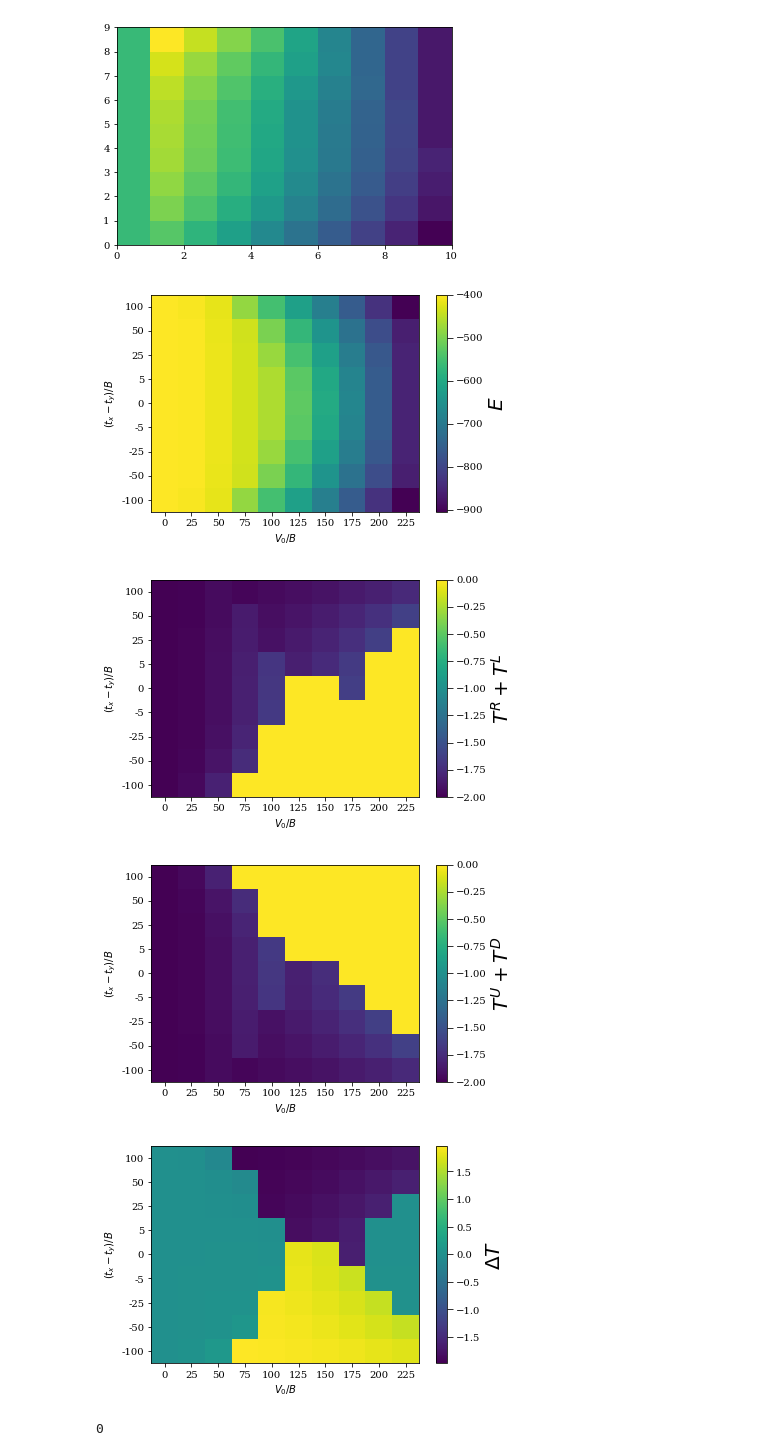
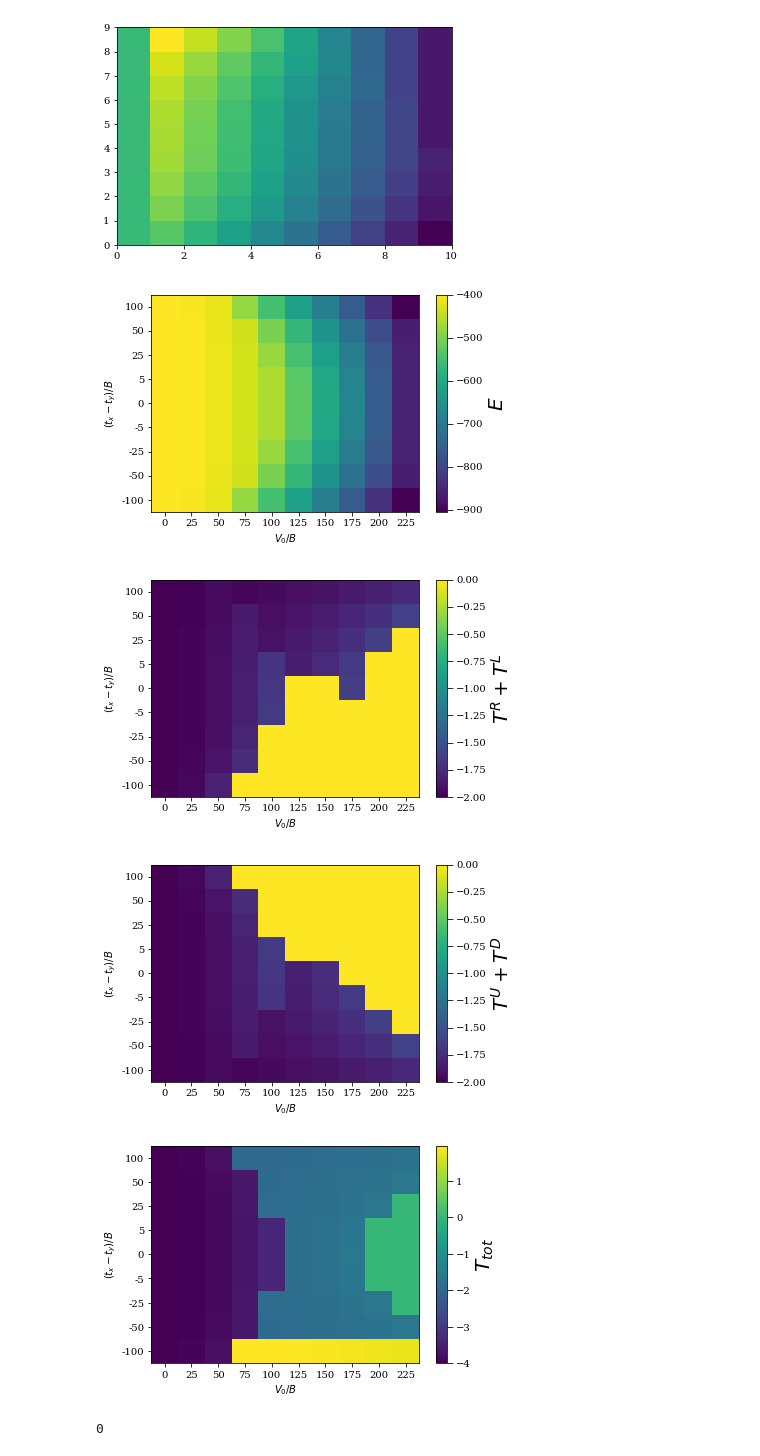
Before and after one commit to Progklui/rotor_lattice_models, a Jupyter notebook: phase_diag.ipynb, the cells around one changed output. Drawn from its saved outputs; the diff is of its cells as text; code cells hidden in the pictures.

Commit message:
phase diagram sum

```diff
--- a/phase_diag.ipynb
+++ b/phase_diag.ipynb
@@ -397,7 +397,11 @@ for i in range(len(V_0_arr)):
         Tx_order[i,j] = Tx_arr[state_no]
         Ty_order[i,j] = Ty_arr[state_no]
 
-        order_p[i,j] = Tx_arr[state_no] - Ty_arr[state_no]
+        order_p[i,j] = Tx_arr[state_no] + Ty_arr[state_no]
+        if E_fdv == np.min(E_arr) and E_fdv < E_fdh:
+            order_p[i,j] = -order_p[i,j]
+        elif E_fdh == np.min(E_arr) and E_fdh < E_fdv:
+            order_p[i,j] = order_p[i,j]
 
 fig = plt.figure()
 pc = plt.pcolormesh(E_gs.T.real)
@@ -427,35 +431,35 @@ plt.show()
 
 fig = plt.figure()
 pc = plt.pcolormesh(Ty_order.T.real)
 cbar = fig.colorbar(pc)
 cbar.ax.tick_params(length=6)
 cbar.set_label(label=r'$T^U+T^D$', size=20)
 
 plt.xticks(np.arange(len(V_0_arr))+0.5, V_0_arr)
 plt.yticks(np.arange(len(diff_tx_ty))+0.5, diff_tx_ty)
 plt.xlabel(r'$V_0/B$')
 plt.ylabel(r'$(t_x-t_y)/B$')
 
 plt.show()
 
 fig = plt.figure()
 pc = plt.pcolormesh(order_p.T.real)
 cbar = fig.colorbar(pc)
 cbar.ax.tick_params(length=6)
-cbar.set_label(label=r'$\Delta T$', size=20)
+cbar.set_label(label=r'$T_{tot}$', size=20)
 
 plt.xticks(np.arange(len(V_0_arr))+0.5, V_0_arr)
 plt.yticks(np.arange(len(diff_tx_ty))+0.5, diff_tx_ty)
 plt.xlabel(r'$V_0/B$')
 plt.ylabel(r'$(t_x-t_y)/B$')
 
 plt.savefig('phase_diagram.svg')
 plt.show()
 # %% [output]
 [figure]
 [figure]
 [figure]
-[figure, old version]
+[figure, new version]
 # %%
 plt.pcolormesh(E_gs.T.real); plt.show()
 # %%
```
Also changed, not shown: 1 other file.
